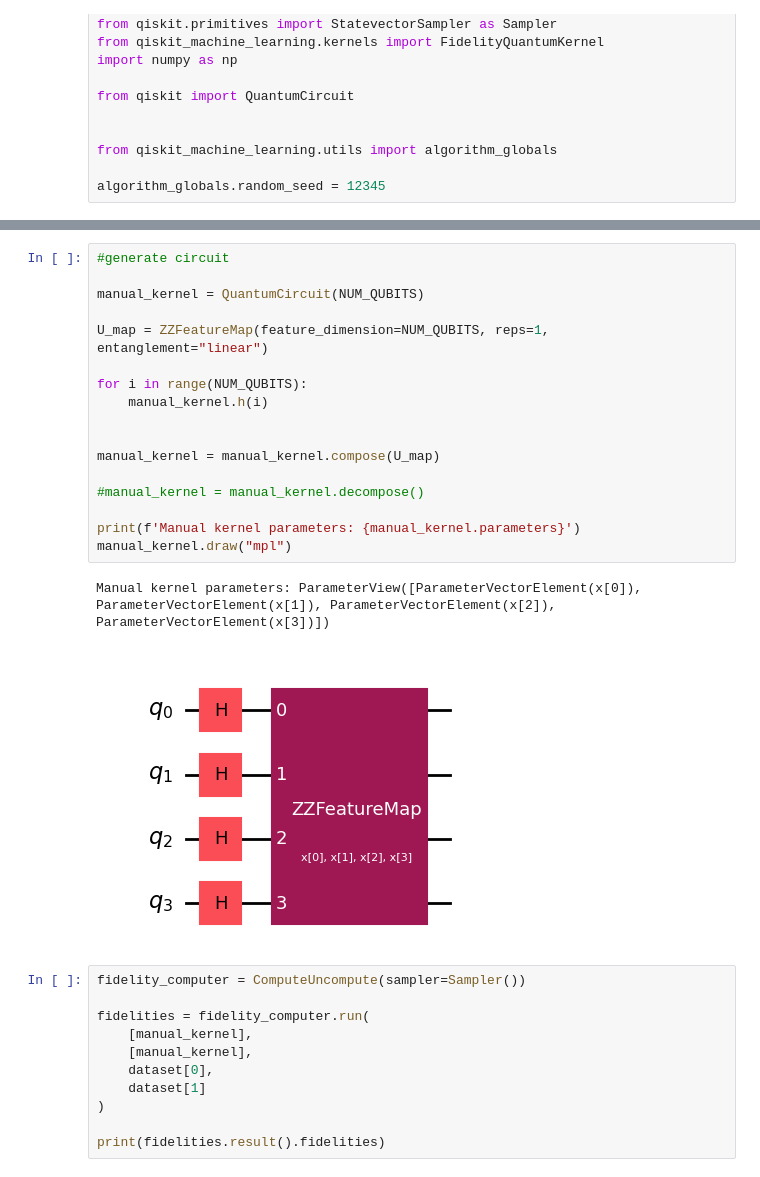
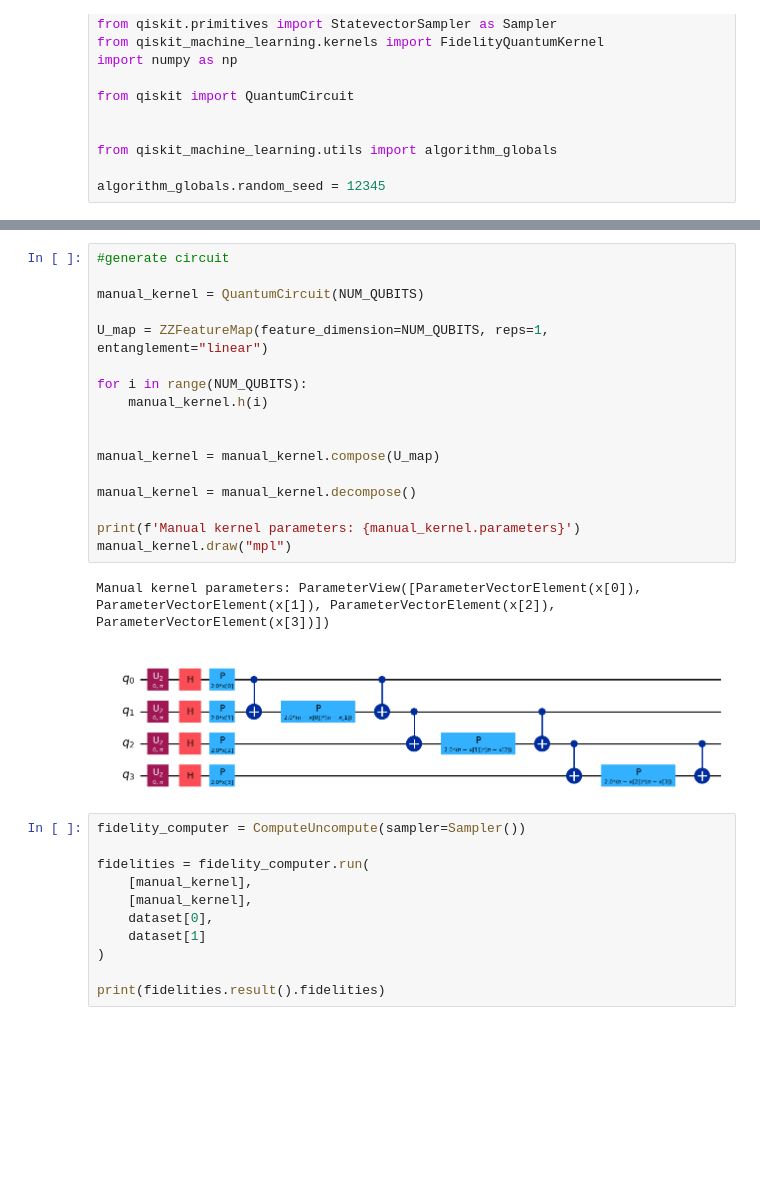
Before and after one commit to ChowdhuryShaswata/dqsvc_v2, a Jupyter notebook: cutting_fidelity_test.ipynb, the cells around one changed output, grey strips where cells are left out. Saved outputs shown, nothing was run; the diff lists cells and outputs as text; blank space fills up the shorter version.

```diff
--- a/cutting_fidelity_test.ipynb
+++ b/cutting_fidelity_test.ipynb
@@ -34,23 +34,23 @@ print(dataset)
 # %%
 #generate circuit
 
 manual_kernel = QuantumCircuit(NUM_QUBITS)
 
 U_map = ZZFeatureMap(feature_dimension=NUM_QUBITS, reps=1, entanglement="linear")
 
 for i in range(NUM_QUBITS):
     manual_kernel.h(i)
 
 
 manual_kernel = manual_kernel.compose(U_map)
 
-#manual_kernel = manual_kernel.decompose()
+manual_kernel = manual_kernel.decompose()
 
 print(f'Manual kernel parameters: {manual_kernel.parameters}')
 manual_kernel.draw("mpl")
 # %% [output]
 Manual kernel parameters: ParameterView([ParameterVectorElement(x[0]), ParameterVectorElement(x[1]), ParameterVectorElement(x[2]), ParameterVectorElement(x[3])])
-[figure, old version]
+[figure, new version]
 # %%
 fidelity_computer = ComputeUncompute(sampler=Sampler())
 
```
Also changed, not shown: parts of 4 cells of this notebook, 11 other files.
